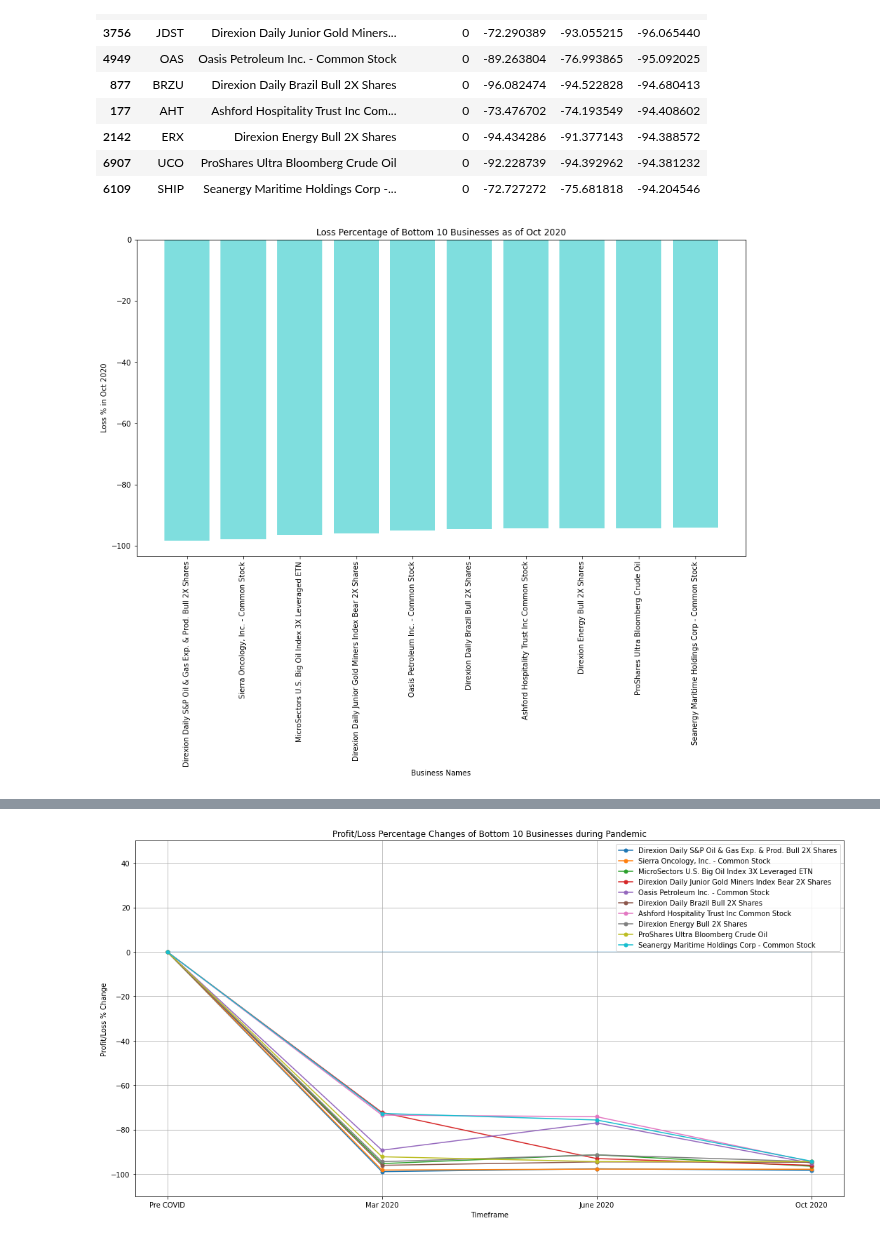
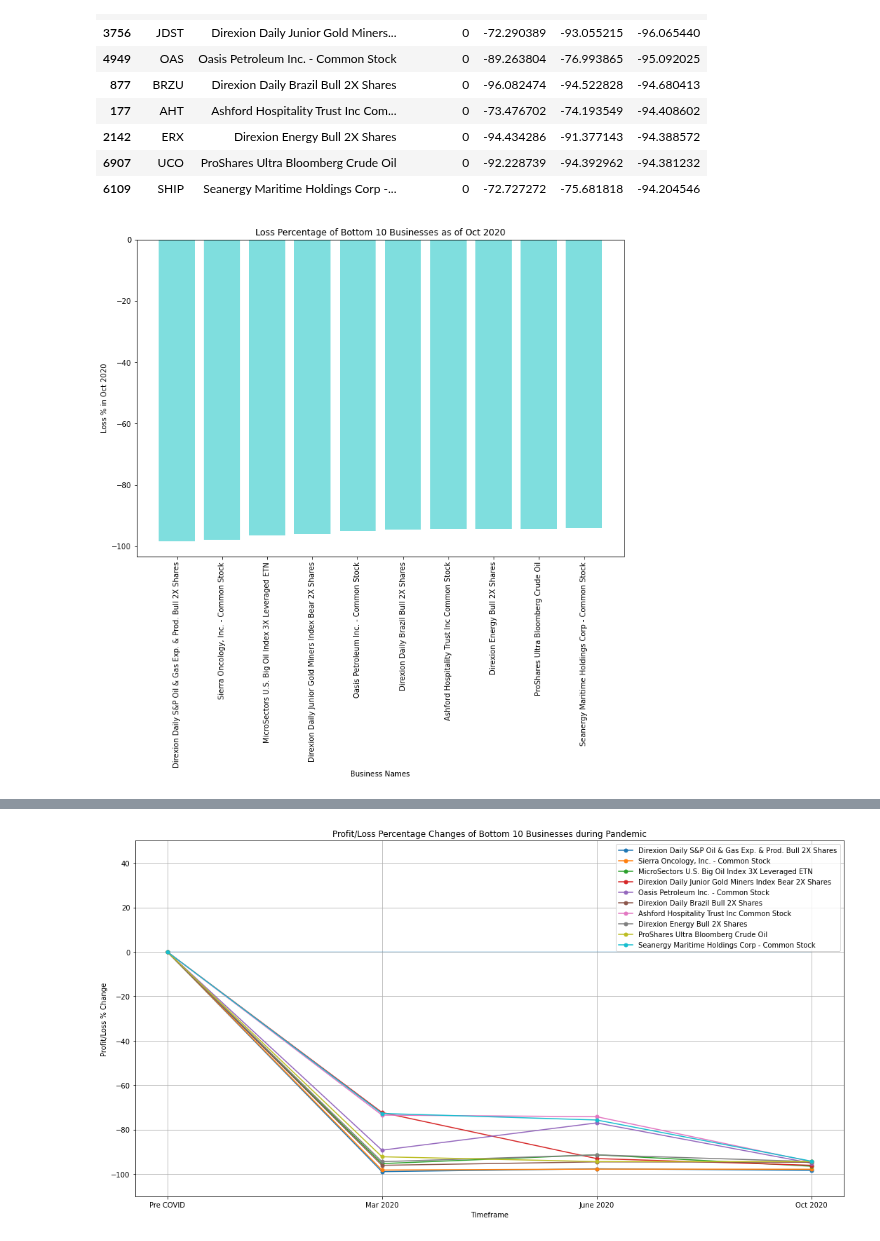
Before and after one commit to ushaakumaar/COVID19_Impacts_On_Business_And_Workforce_Trends, a Jupyter notebook: business-profit-loss.ipynb, the cells around one changed output, grey strips where cells are left out. Cells and saved outputs as stored; diff of their text form; code cells hidden in the pictures.

Commit message:
Added plot to bottom 10

```diff
--- a/business-profit-loss.ipynb
+++ b/business-profit-loss.ipynb
@@ -386,31 +386,31 @@ bottom_10_df
 | 6907 | UCO | ProShares Ultra Bloomberg Crude Oil | 0 | -92.228739 | -94.392962 | -94.381232 |
 | 6109 | SHIP | Seanergy Maritime Holdings Corp -... | 0 | -72.727272 | -75.681818 | -94.204546 |
 # %%
-plt.figure(figsize=(15,8))
+plt.figure(figsize=(12,8))
 
 # Set x and y axis
 x_axis = bottom_10_df["Name"]
 y_axis = bottom_10_df["Oct 2020"]
 
 # Generate bar plot
 plt.bar(x_axis, y_axis, color='c', alpha=0.5, align="center")
 
 # Set the orientation of the x axis labels
 plt.xticks(rotation="vertical")
 
 # Set the title, x axis and y axis labels
 plt.xlabel("Business Names")
 plt.ylabel("Loss % in Oct 2020")
 plt.title("Loss Percentage of Bottom 10 Businesses as of Oct 2020")
 
 # Save and display the bar plot
 top_bar_file_path = os.path.join("Images","bottom_10_business_barplot.png")
-#plt.savefig("Images/bottom_10_business_barplot.png")
+plt.savefig("Images/bottom_10_business_barplot.png")
 
 
 plt.show()
 # %% [output]
-[figure, old version]
+[figure, new version]
 # %%
 # Creating the required dataframe for genterating bottom 10 line plot:
 del bottom_10_df["Symbol"]
```
Also changed, not shown: parts of 4 cells of this notebook.
